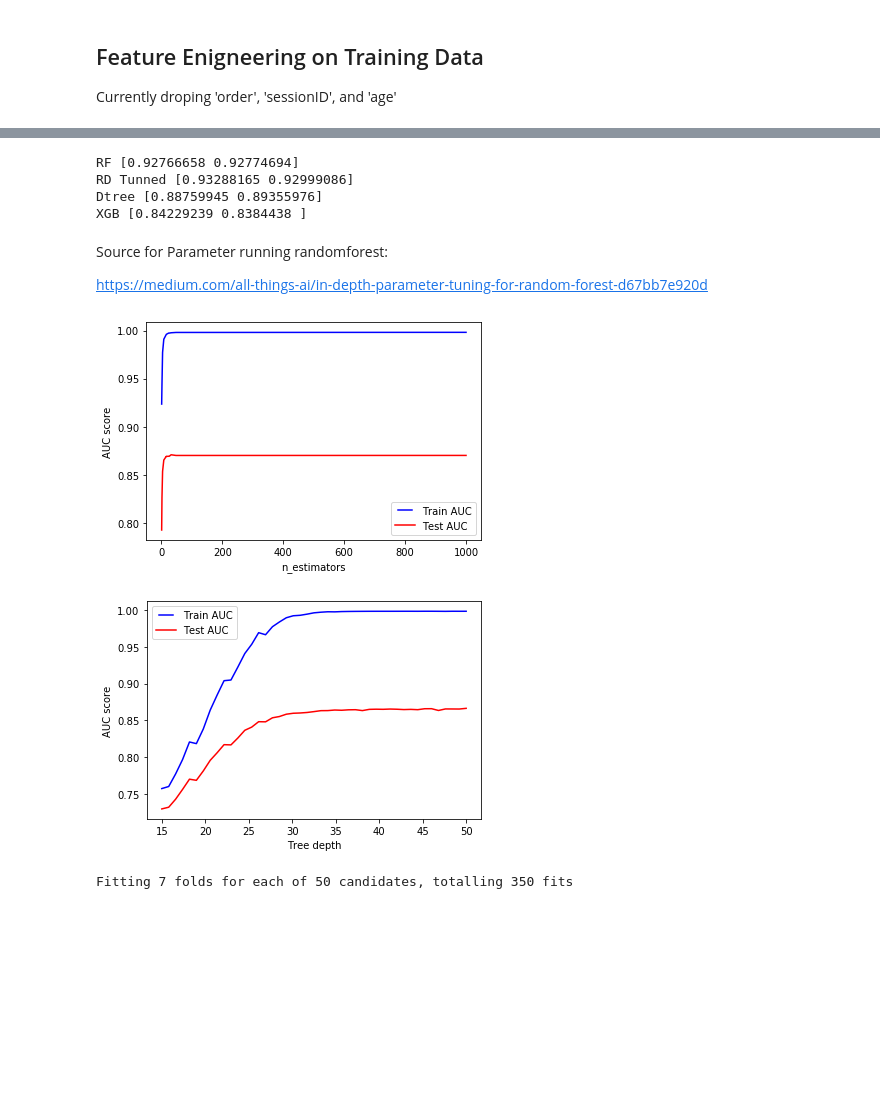
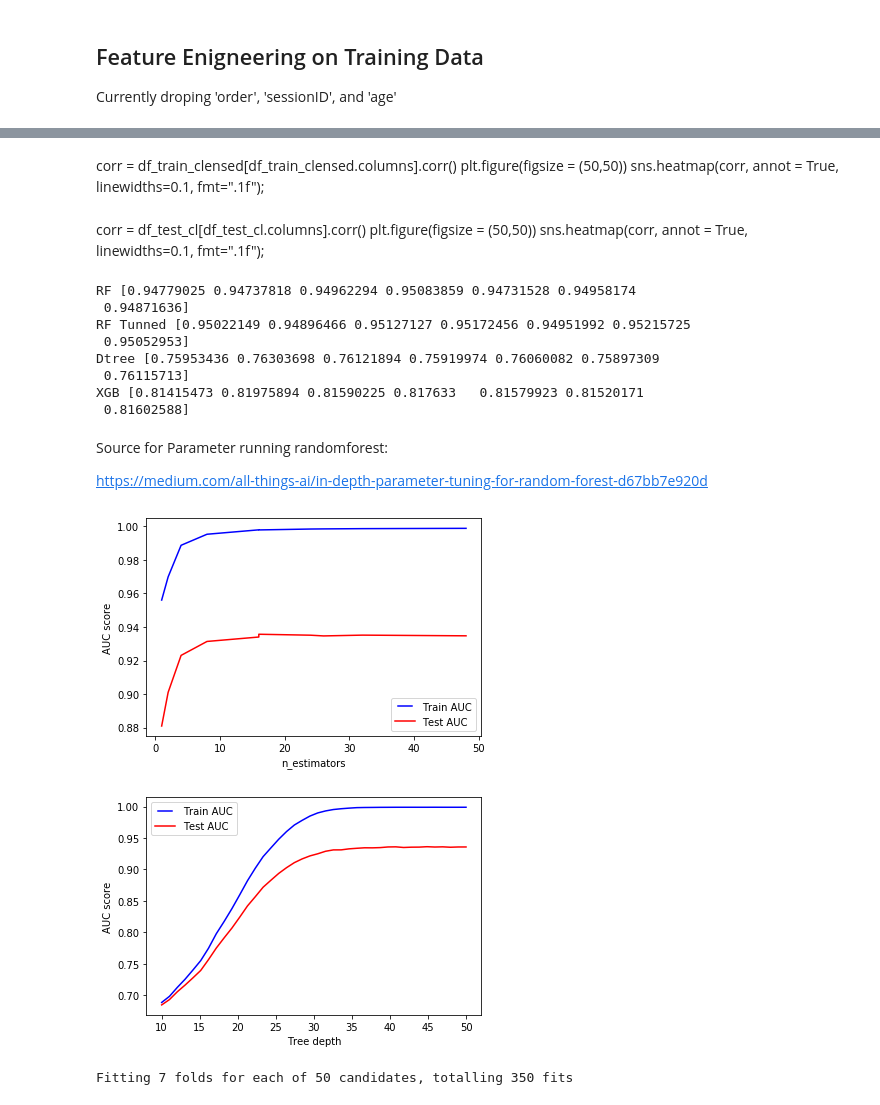
Before and after one commit to BrainMonkey/ml-contest1, a Jupyter notebook: python/jhiciano.ipynb, the cells around one changed output, grey strips where cells are left out. Cells and saved outputs as stored; diff of their text form; code cells hidden in the pictures; blank space fills up the shorter version.

```diff
--- a/python/jhiciano.ipynb
+++ b/python/jhiciano.ipynb
@@ -92 +136,21 @@ df_test.head()
+# %%
+common_drops = ['sessionID',
+                'weekday',
+                'status',
+                'customerID',
+                'availability',
+                'cartStep',
+                'purchase',
+                'score',
+                'payments',
+                'account',
+                'lastOrder',
+                'salutation',
+                'age',
+                'cartCount',
+                'clickMin',
+                'cartMin',
+               ]
+drop_columns_train = ['order']+ common_drops
+drop_columns_submission = []+common_drops
 # %%
@@ -110,12 +175,8 @@ df_test_cl.head()
 
 Currently droping 'order', 'sessionID', and 'age'
 # %%
-df_train['sess_count'] = df_train.groupby('sessionID')['sessionID'].transform('count')
+q = df_train["sess_count"].quantile(0.98)
+df_train = df_train[df_train["sess_count"] < q]
 df_train['ordered'] = (df_train['order'] !='n').astype(int) #Converts string `order` to int value for training
-
-df_train_clensed = df_train.drop(drop_columns_train,axis=1)
-df_train_clensed = pd.get_dummies(df_train_clensed)
-df_train_clensed =pd.DataFrame(df_train_clensed).fillna(0)
-df_train_clensed = df_train_clensed.drop('status_n', axis =1 )
-df_train_clensed.head()
+df_train.info()
 # %% [output]
@@ -127,0 +205,9 @@ df_train_clensed.head()
+# %%
+df_train_clensed = df_train.drop(drop_columns_train,axis=1)
+df_train_clensed = pd.get_dummies(df_train_clensed)
+# df_train_clensed = df_train_clensed.drop('status_n', axis =1 )
+df_train_clensed.head()
+df_train_clensed.dropna(thresh=4,inplace=True)
+df_train_clensed =pd.DataFrame(df_train_clensed).fillna(0)
+len(df_train_clensed)
+df_train_clensed.info()
@@ -164,64 +263,76 @@ sns.heatmap(corr, annot = True, linewidths=0.1, fmt=".1f");
+# %% [markdown]
+corr = df_train_clensed[df_train_clensed.columns].corr()
+plt.figure(figsize = (50,50))
+sns.heatmap(corr, annot = True, linewidths=0.1, fmt=".1f");
+# %% [markdown]
+corr = df_test_cl[df_test_cl.columns].corr()
+plt.figure(figsize = (50,50))
+sns.heatmap(corr, annot = True, linewidths=0.1, fmt=".1f");
 # %%
 X, y = df_train_clensed.drop(['ordered'],axis=1), df_train_clensed.ordered
-X_train, X_test, y_train, y_test = train_test_split(X, y, test_size=0.25, random_state=68)
+X_train, X_test, y_train, y_test = train_test_split(X, y, test_size=0.2, random_state=68)
 # %%
 #create an array of models as base to see what has highest base score to select for tuning
 models = []
 
 models.append(("RF",RandomForestClassifier()))
-models.append(("RD Tunned",RandomForestClassifier(max_depth = 35,
+models.append(("RF Tunned",RandomForestClassifier(max_depth = 35,
                                                   n_estimators= 40,
                                                   random_state=0,
                                                   max_features='auto',
                                                   bootstrap=False,
                                                   min_samples_leaf=1,
                                                   min_samples_split=2)))
-models.append(("Dtree",DecisionTreeClassifier()))
+models.append(("Dtree",AdaBoostClassifier()))
 models.append(("XGB",xgb.XGBClassifier()))
 
 
 #measure the accuracy
 for name,model in models:
-    kfold = KFold(n_splits=2, random_state=22, shuffle=True)
+    kfold = KFold(n_splits=7, random_state=22, shuffle=True)
     cv_result = cross_val_score(model,X_train,y_train, cv = kfold, scoring = "accuracy")
     print(name, cv_result)
 # %% [output]
-RF [0.92766658 0.92774694]
-RD Tunned [0.93288165 0.92999086]
-Dtree [0.88759945 0.89355976]
-XGB [0.84229239 0.8384438 ]
+RF [0.94779025 0.94737818 0.94962294 0.95083859 0.94731528 0.94958174
+ 0.94871636]
+RF Tunned [0.95022149 0.94896466 0.95127127 0.95172456 0.94951992 0.95215725
+ 0.95052953]
+Dtree [0.75953436 0.76303698 0.76121894 0.75919974 0.76060082 0.75897309
+ 0.76115713]
+XGB [0.81415473 0.81975894 0.81590225 0.817633   0.81579923 0.81520171
+ 0.81602588]
 # %% [markdown]
 Source for Parameter running randomforest:
 
 https://medium.com/all-things-ai/in-depth-parameter-tuning-for-random-forest-d67bb7e920d
 # %%
 from sklearn.metrics import roc_curve, auc
-n_estimators = [1, 2, 4, 8, 16, 16,24,26, 32,48]
+n_estimators = [1, 2, 4, 8, 16, 19,24,26, 32,48]
 train_results = []
 test_results = []
 for estimator in n_estimators:
     rf = RandomForestClassifier(n_estimators=estimator, n_jobs=-1)
     rf.fit(X_train, y_train)
     train_pred = rf.predict(X_train)
     false_positive_rate, true_positive_rate, thresholds = roc_curve(y_train, train_pred)
     roc_auc = auc(false_positive_rate, true_positive_rate)
     train_results.append(roc_auc)
     y_pred = rf.predict(X_test)
     false_positive_rate, true_positive_rate, thresholds = roc_curve(y_test, y_pred)
     roc_auc = auc(false_positive_rate, true_positive_rate)
     test_results.append(roc_auc)
 
 from matplotlib.legend_handler import HandlerLine2D
 line1, = plt.plot(n_estimators, train_results, 'b', label="Train AUC")
 line2, = plt.plot(n_estimators, test_results, 'r', label="Test AUC")
 plt.legend(handler_map={line1: HandlerLine2D(numpoints=2)})
 plt.ylabel("AUC score")
 plt.xlabel("n_estimators")
 plt.show()
 # %% [output]
-[figure, old version]
+[figure, new version]
 # %%
-max_depths = np.linspace(15, 50, 45, endpoint=True)
+max_depths = np.linspace(10, 50, 40, endpoint=True)
 train_results = []
 test_results = []
 
@@ -245,7 +356,7 @@ plt.ylabel('AUC score')
 plt.xlabel('Tree depth')
 plt.show()
 # %% [output]
-[figure, old version]
+[figure, new version]
 # %%
 from sklearn.model_selection import RandomizedSearchCV
 # Number of trees in random forest
```
Also changed, not shown: parts of 27 cells of this notebook, 1 other file.
